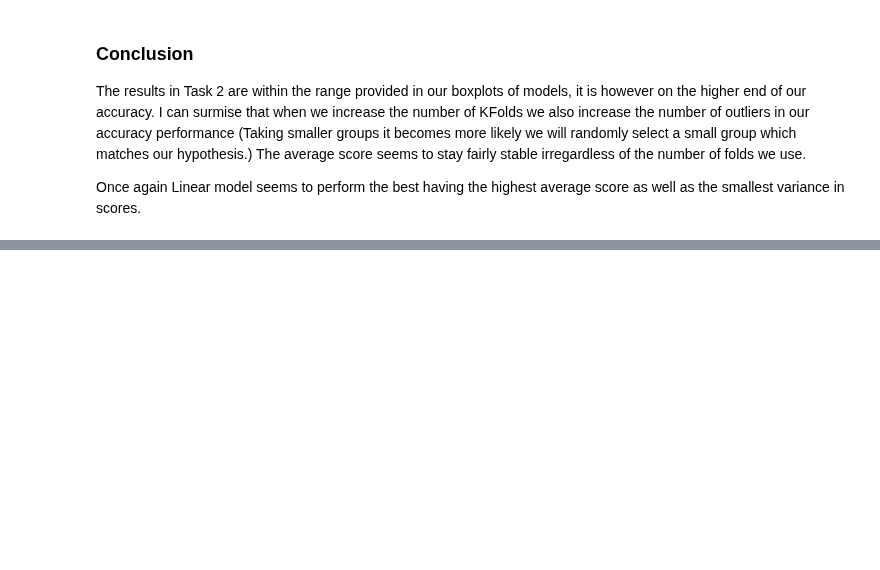
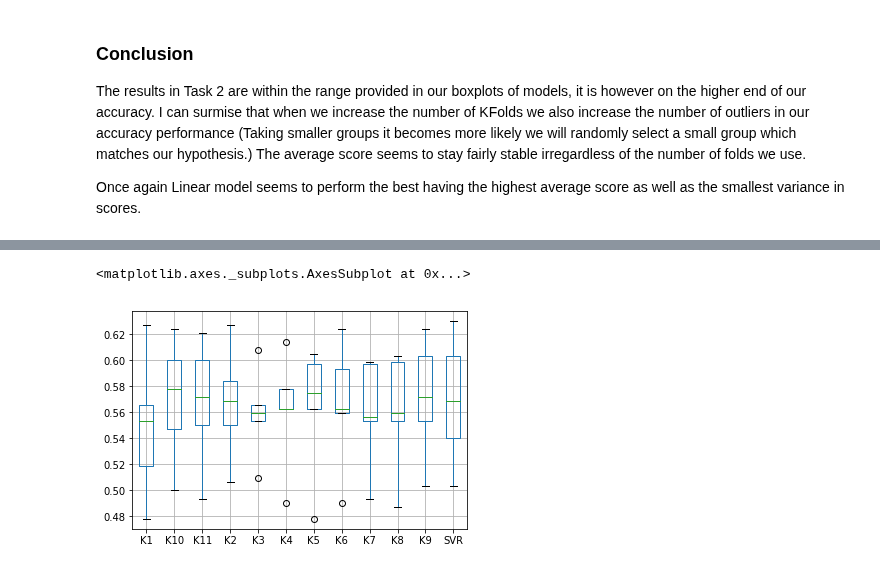
Before and after one commit to vipulpopat/MSCAI_Sem1_Etivity5, a Jupyter notebook: Etivity5-Feature Selection_Cormac-Lavery-16139658.ipynb, the cells around one changed output, grey strips where cells are left out. Cells and saved outputs as stored; diff of their text form; code cells hidden in the pictures; blank space fills up the shorter version.

```diff
--- a/Etivity5-Feature Selection_Cormac-Lavery-16139658.ipynb
+++ b/Etivity5-Feature Selection_Cormac-Lavery-16139658.ipynb
@@ -183,17 +186,21 @@ from sklearn.model_selection import cross_val_score
 from sklearn.pipeline import FeatureUnion
 
 # create feature union
-features = []
-features.append(('select_best', SelectKBest()))
-feature_union = FeatureUnion(features)
 
-estimators = []
-estimators.append(('scaler', preprocessing.MinMaxScaler()))
-estimators.append(('feature_selection', feature_union))
-estimators.append(('model', LogisticRegression()))
-model = Pipeline(estimators)
+p1_results = []
 
-seed = 7
-kfold = KFold(n_splits=5, random_state=seed)
-p1_results = cross_val_score(model, predictors, target, cv=kfold)
-print(p1_results.mean())
+for i in range(1,12):
+    features = []
+    features.append(('select_best', SelectKBest(k=i)))
+    feature_union = FeatureUnion(features)
+
+    estimators = []
+    estimators.append(('scaler', preprocessing.MinMaxScaler()))
+    estimators.append(('feature_selection', feature_union))
+    estimators.append(('model', LogisticRegression()))
+    model = Pipeline(estimators)
+
+    seed = 7
+    kfold = KFold(n_splits=5, random_state=seed)
+    p1_result = cross_val_score(model, predictors, target, cv=kfold)
+    p1_results.append(p1_result)
@@ -233,0 +234,13 @@ pipeline_df.boxplot()
+# %%
+k_fold_pipelines = {}
+for i, value in enumerate(p1_results):
+    k_fold_pipelines["K{}".format(i+1)] = value
+
+k_fold_pipelines["SVR"] = p2_results
+pipeline_df = pd.DataFrame(k_fold_pipelines)
+
+
+pipeline_df.boxplot()
+# %% [output]
+<matplotlib.axes._subplots.AxesSubplot at 0x...>
+[figure, added]
```
Also changed, not shown: parts of 5 cells of this notebook.
